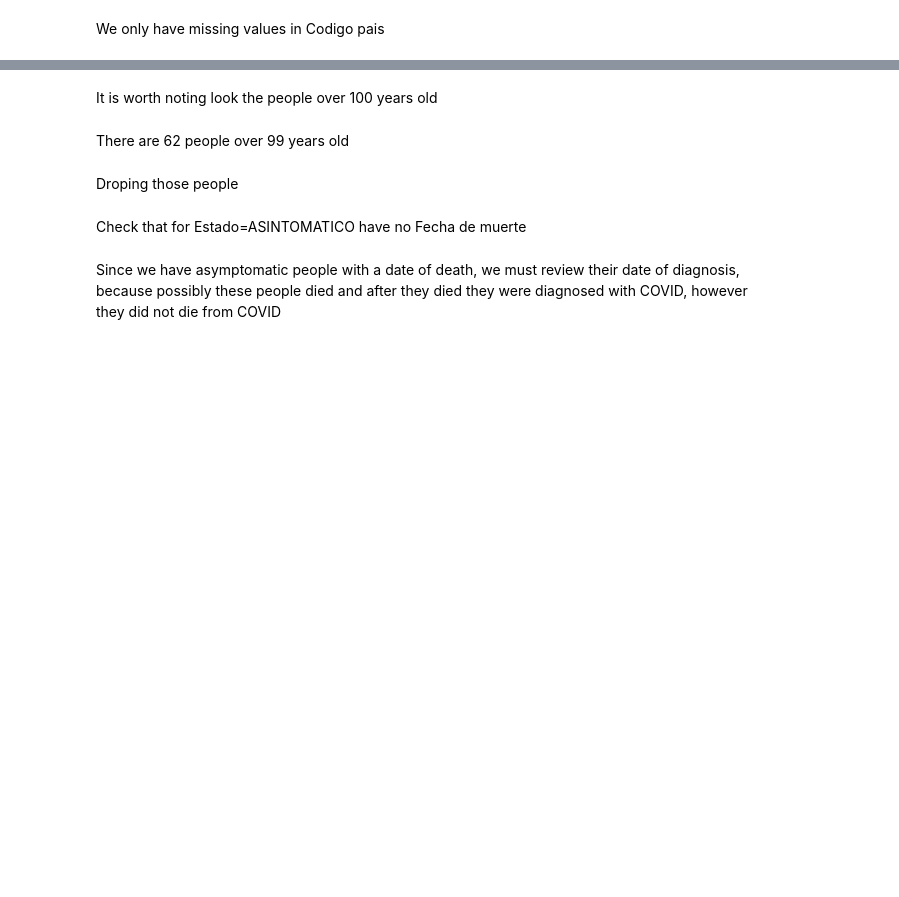
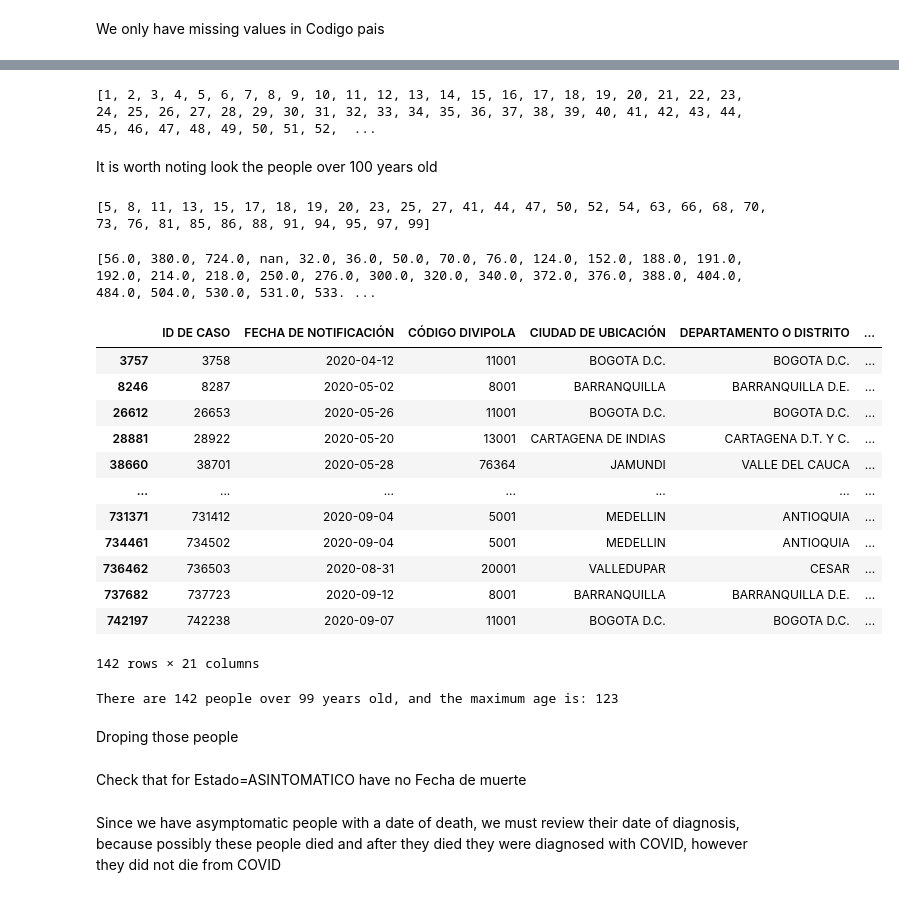
Before and after one commit to danieleceron/Colombia-COVID-19-Data-Analysis, a Jupyter notebook: corona_notebook.ipynb, the cells around one changed output, grey strips where cells are left out. Cells and saved outputs as stored; diff of their text form; code cells hidden in the pictures; blank space fills up the shorter version.

```diff
--- a/corona_notebook.ipynb
+++ b/corona_notebook.ipynb
@@ -579,4 +580,4 @@ In order with that, I considered two actions to take:
 I choose to the the first action (1.) because it make sense that only people that have been seem by a doctor or related are the ones with/without the virus and the amount of data with out the date is low compared with the whole data.
 # %%
 #Droping NaT row from FECHA DIAGNOSTICO in df
-df.drop(df[df['FECHA DIAGNOSTICO'].isna()].index)
+df.drop(df[df['FECHA DIAGNOSTICO'].isna()].index,inplace=True)
@@ -702,18 +762,40 @@ df['ID de caso'].value_counts().unique()
 #df['Código DIVIPOLA'].unique()
 # %%
 #cheking unique values in Edad
-print(sorted(df['Edad'].unique()))
+print(sorted(df['EDAD'].unique()))
+# %% [output]
+[1, 2, 3, 4, 5, 6, 7, 8, 9, 10, 11, 12, 13, 14, 15, 16, 17, 18, 19, 20, 21, 22, 23, 24, 25, 26, 27, 28, 29, 30, 31, 32, 33, 34, 35, 36, 37, 38, 39, 40, 41, 42, 43, 44, 45, 46, 47, 48, 49, 50, 51, 52,  ...
 # %% [markdown]
 It is worth noting look the people over 100 years old
 # %%
 #cheking unique values in Codigo departamento
-print(sorted(df['Codigo departamento'].unique()))
+print(sorted(df['CODIGO DEPARTAMENTO'].unique()))
+# %% [output]
+[5, 8, 11, 13, 15, 17, 18, 19, 20, 23, 25, 27, 41, 44, 47, 50, 52, 54, 63, 66, 68, 70, 73, 76, 81, 85, 86, 88, 91, 94, 95, 97, 99]
 # %%
 #cheking unique values in Codigo pais
-print(sorted(df['Codigo pais'].unique()))
+print(sorted(df['CODIGO PAIS'].unique()))
+# %% [output]
+[56.0, 380.0, 724.0, nan, 32.0, 36.0, 50.0, 70.0, 76.0, 124.0, 152.0, 188.0, 191.0, 192.0, 214.0, 218.0, 250.0, 276.0, 300.0, 320.0, 340.0, 372.0, 376.0, 388.0, 404.0, 484.0, 504.0, 530.0, 531.0, 533. ...
 # %%
 #Checking the ages over 99 years old
-df[df['Edad']>99]#.select_dtypes(exclude='datetime')
+df[df['EDAD']>99]#.select_dtypes(exclude='datetime')
+# %% [output]
+|  | ID DE CASO | FECHA DE NOTIFICACIÓN | CÓDIGO DIVIPOLA | CIUDAD DE UBICACIÓN | DEPARTAMENTO O DISTRITO | ... |
+| 3757 | 3758 | 2020-04-12 | 11001 | BOGOTA D.C. | BOGOTA D.C. | ... |
+| 8246 | 8287 | 2020-05-02 | 8001 | BARRANQUILLA | BARRANQUILLA D.E. | ... |
+| 26612 | 26653 | 2020-05-26 | 11001 | BOGOTA D.C. | BOGOTA D.C. | ... |
+| 28881 | 28922 | 2020-05-20 | 13001 | CARTAGENA DE INDIAS | CARTAGENA D.T. Y C. | ... |
+| 38660 | 38701 | 2020-05-28 | 76364 | JAMUNDI | VALLE DEL CAUCA | ... |
+| ... | ... | ... | ... | ... | ... | ... |
+| 731371 | 731412 | 2020-09-04 | 5001 | MEDELLIN | ANTIOQUIA | ... |
+| 734461 | 734502 | 2020-09-04 | 5001 | MEDELLIN | ANTIOQUIA | ... |
+| 736462 | 736503 | 2020-08-31 | 20001 | VALLEDUPAR | CESAR | ... |
+| 737682 | 737723 | 2020-09-12 | 8001 | BARRANQUILLA | BARRANQUILLA D.E. | ... |
+| 742197 | 742238 | 2020-09-07 | 11001 | BOGOTA D.C. | BOGOTA D.C. | ... |
+142 rows × 21 columns
-# %% [markdown]
-There are 62 people over 99 years old
+# %%
+print('There are {} people over 99 years old, and the maximum age is:'.format(len(df[df['EDAD']>99])),df['EDAD'].max())
+# %% [output]
+There are 142 people over 99 years old, and the maximum age is: 123
 # %%
```
Also changed, not shown: parts of 24 cells of this notebook.
